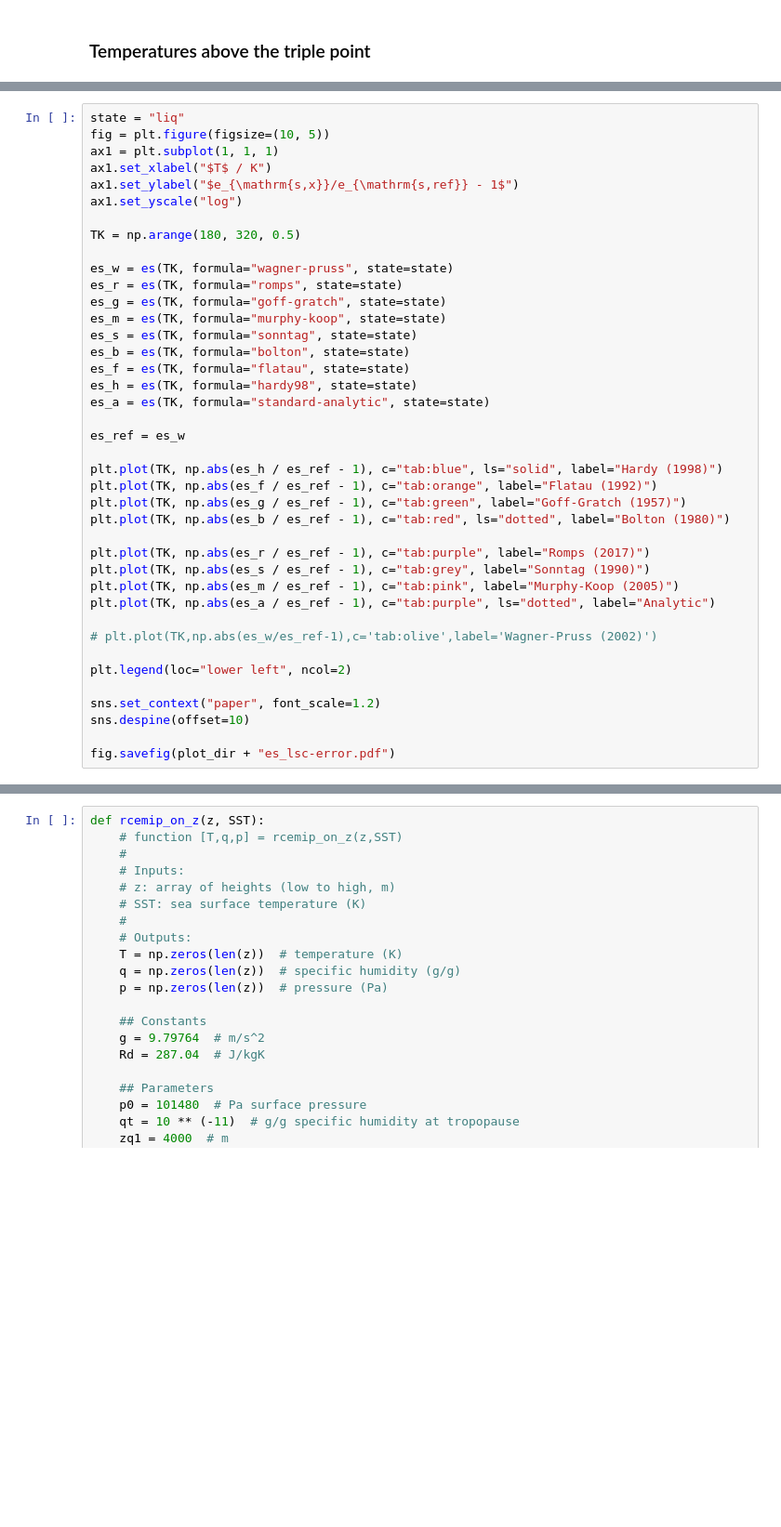
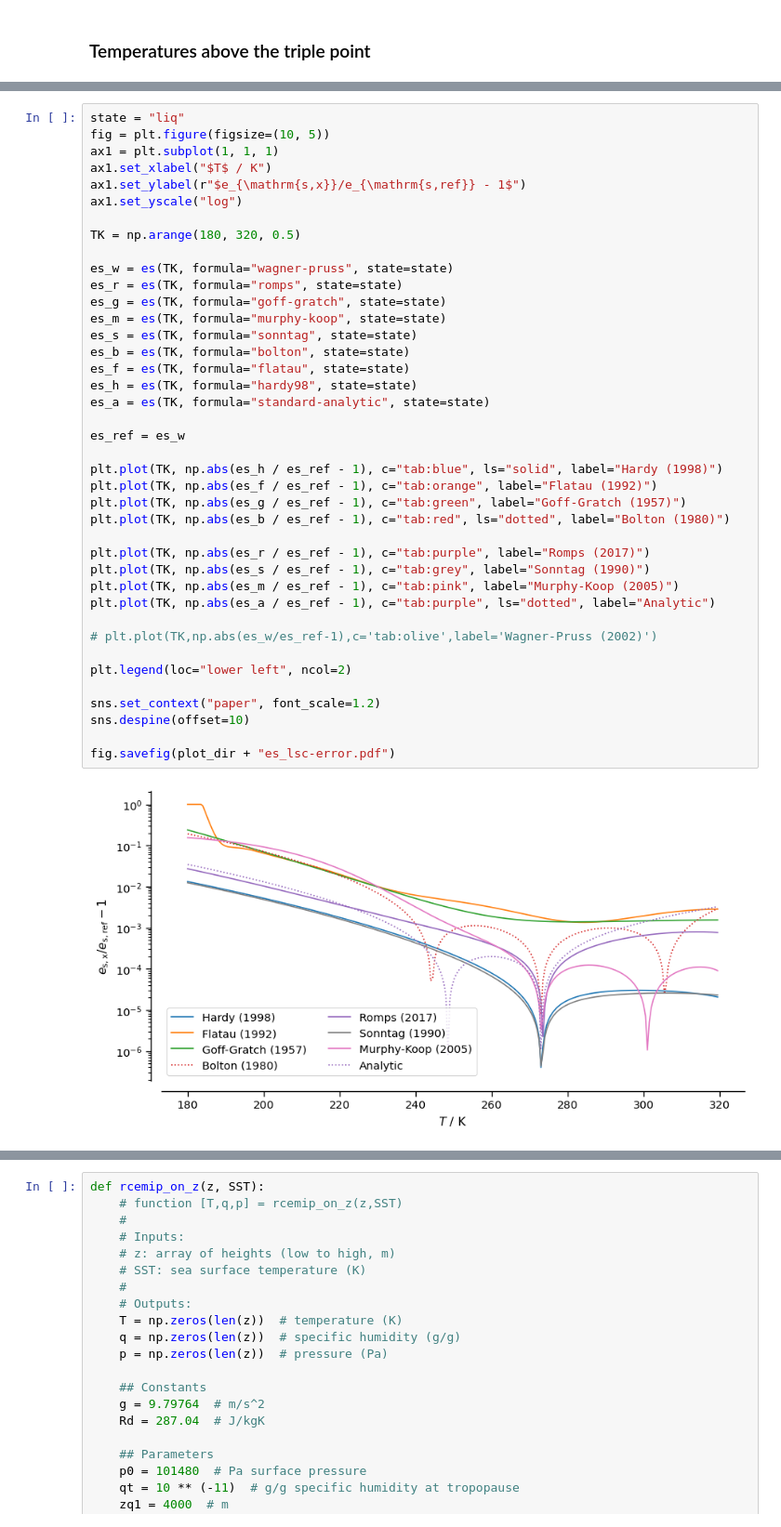
Before and after one commit to mpimet/moist_thermodynamics, a Jupyter notebook: examples/saturation-water-vapor.ipynb, the cells around one changed output, grey strips where cells are left out. Shown at 93% size. Cells and saved outputs as stored; diff of their text form; blank space fills up the shorter version.

```diff
--- a/examples/saturation-water-vapor.ipynb
+++ b/examples/saturation-water-vapor.ipynb
@@ -517,7 +517,7 @@ state = "liq"
 fig = plt.figure(figsize=(10, 5))
 ax1 = plt.subplot(1, 1, 1)
 ax1.set_xlabel("$T$ / K")
-ax1.set_ylabel("$e_{\mathrm{s,x}}/e_{\mathrm{s,ref}} - 1$")
+ax1.set_ylabel(r"$e_{\mathrm{s,x}}/e_{\mathrm{s,ref}} - 1$")
 ax1.set_yscale("log")
 
 TK = np.arange(180, 320, 0.5)
@@ -525,33 +525,35 @@ TK = np.arange(180, 320, 0.5)
 es_w = es(TK, formula="wagner-pruss", state=state)
 es_r = es(TK, formula="romps", state=state)
 es_g = es(TK, formula="goff-gratch", state=state)
 es_m = es(TK, formula="murphy-koop", state=state)
 es_s = es(TK, formula="sonntag", state=state)
 es_b = es(TK, formula="bolton", state=state)
 es_f = es(TK, formula="flatau", state=state)
 es_h = es(TK, formula="hardy98", state=state)
 es_a = es(TK, formula="standard-analytic", state=state)
 
 es_ref = es_w
 
 plt.plot(TK, np.abs(es_h / es_ref - 1), c="tab:blue", ls="solid", label="Hardy (1998)")
 plt.plot(TK, np.abs(es_f / es_ref - 1), c="tab:orange", label="Flatau (1992)")
 plt.plot(TK, np.abs(es_g / es_ref - 1), c="tab:green", label="Goff-Gratch (1957)")
 plt.plot(TK, np.abs(es_b / es_ref - 1), c="tab:red", ls="dotted", label="Bolton (1980)")
 
 plt.plot(TK, np.abs(es_r / es_ref - 1), c="tab:purple", label="Romps (2017)")
 plt.plot(TK, np.abs(es_s / es_ref - 1), c="tab:grey", label="Sonntag (1990)")
 plt.plot(TK, np.abs(es_m / es_ref - 1), c="tab:pink", label="Murphy-Koop (2005)")
 plt.plot(TK, np.abs(es_a / es_ref - 1), c="tab:purple", ls="dotted", label="Analytic")
 
 # plt.plot(TK,np.abs(es_w/es_ref-1),c='tab:olive',label='Wagner-Pruss (2002)')
 
 plt.legend(loc="lower left", ncol=2)
 
 sns.set_context("paper", font_scale=1.2)
 sns.despine(offset=10)
 
 fig.savefig(plot_dir + "es_lsc-error.pdf")
+# %% [output]
+[figure, added]
 # %% [markdown]
 ## Sublimation vapor pressure ##
 
```
Also changed, not shown: parts of 14 cells of this notebook.
